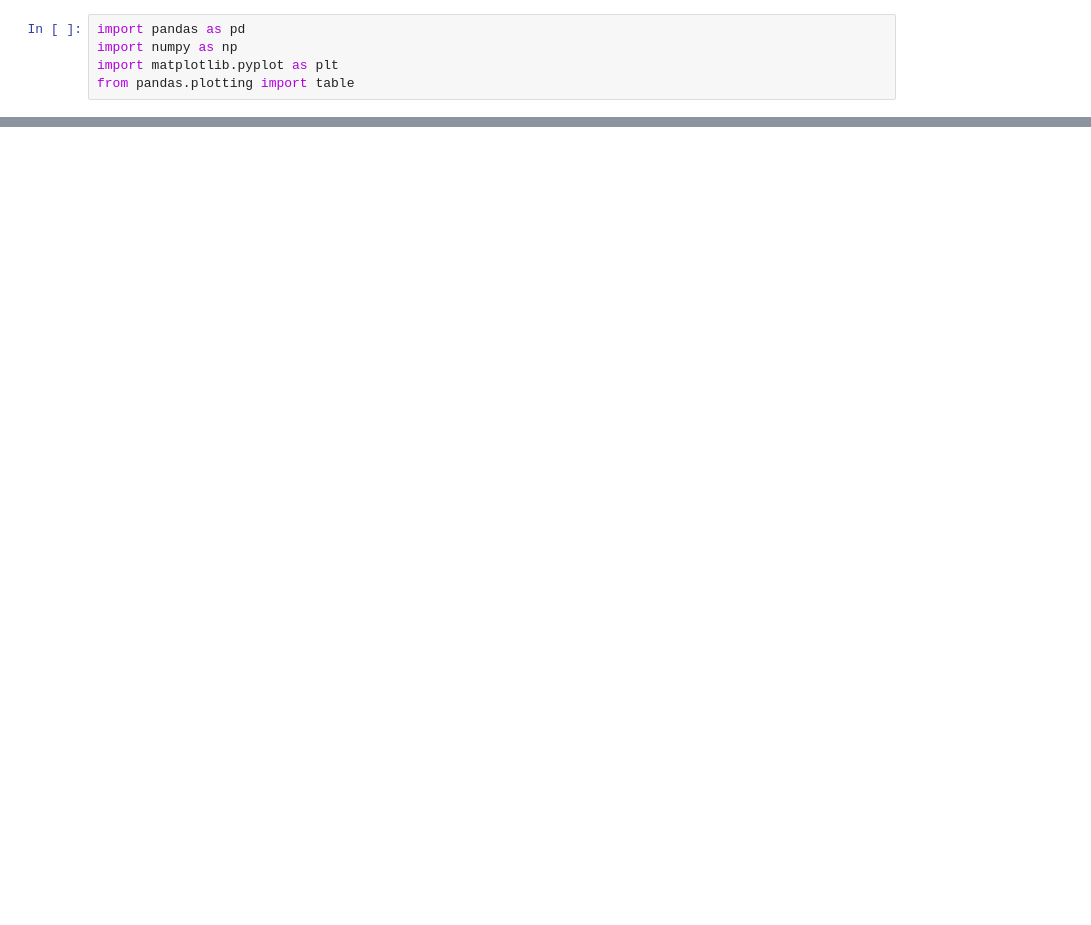
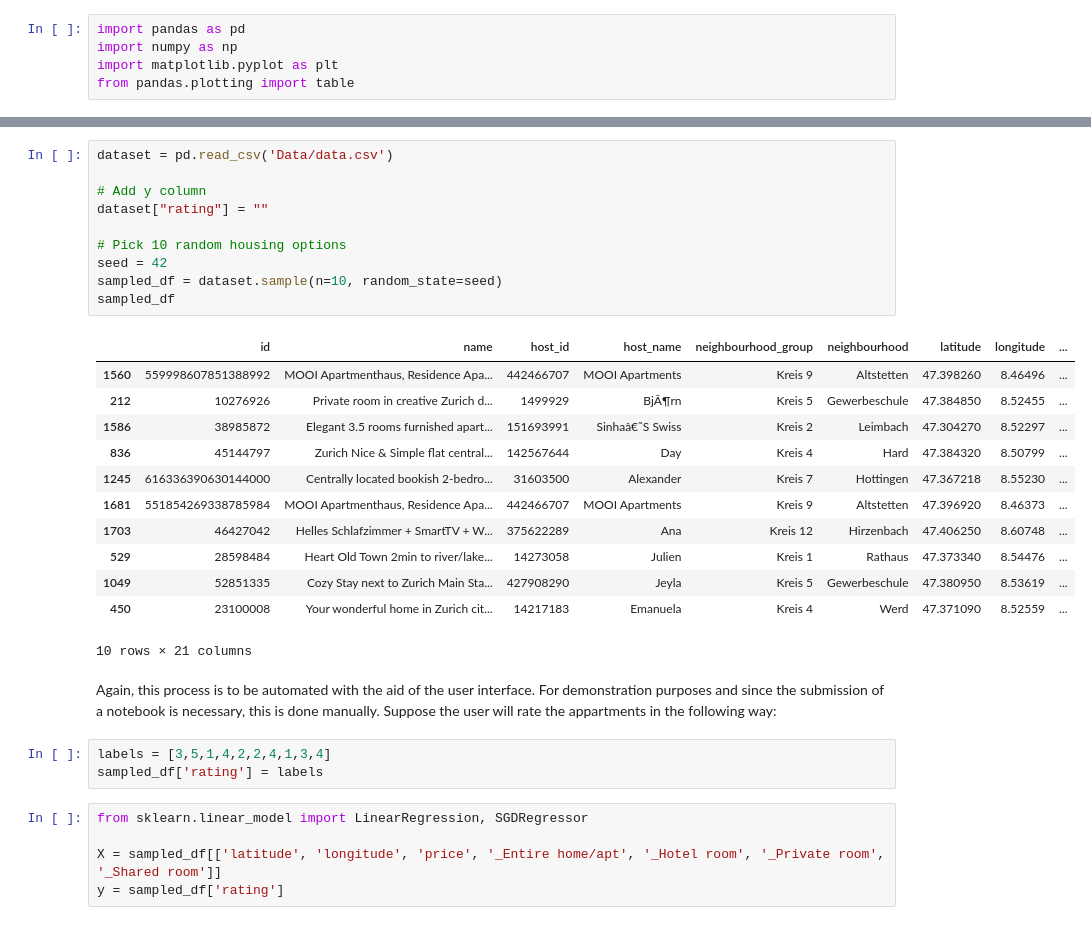
Before and after one commit to ErikBlomsterberg/IVDA, a Jupyter notebook: backend/dataPreprocessing.ipynb, the cells around one changed output, grey strips where cells are left out. Cells and saved outputs as stored; diff of their text form; blank space fills up the shorter version.

```diff
--- a/backend/dataPreprocessing.ipynb
+++ b/backend/dataPreprocessing.ipynb
@@ -68,0 +181,33 @@ dataset.drop("host_id", axis=1).describe().round(decimals=2).reset_index().to_la
+# %%
+dataset = pd.read_csv('Data/data.csv')
+
+# Add y column
+dataset["rating"] = ""
+
+# Pick 10 random housing options
+seed = 42
+sampled_df = dataset.sample(n=10, random_state=seed)
+sampled_df
+# %% [output]
+|  | id | name | host_id | host_name | neighbourhood_group | neighbourhood | latitude | longitude | ... |
+| 1560 | 559998607851388992 | MOOI Apartmenthaus, Residence Apa... | 442466707 | MOOI Apartments | Kreis 9 | Altstetten | 47.398260 | 8.46496 | ... |
+| 212 | 10276926 | Private room in creative Zurich d... | 1499929 | BjÃ¶rn | Kreis 5 | Gewerbeschule | 47.384850 | 8.52455 | ... |
+| 1586 | 38985872 | Elegant 3.5 rooms furnished apart... | 151693991 | Sinhaâ€˜S Swiss | Kreis 2 | Leimbach | 47.304270 | 8.52297 | ... |
+| 836 | 45144797 | Zurich Nice & Simple flat central... | 142567644 | Day | Kreis 4 | Hard | 47.384320 | 8.50799 | ... |
+| 1245 | 616336390630144000 | Centrally located bookish 2-bedro... | 31603500 | Alexander | Kreis 7 | Hottingen | 47.367218 | 8.55230 | ... |
+| 1681 | 551854269338785984 | MOOI Apartmenthaus, Residence Apa... | 442466707 | MOOI Apartments | Kreis 9 | Altstetten | 47.396920 | 8.46373 | ... |
+| 1703 | 46427042 | Helles Schlafzimmer + SmartTV + W... | 375622289 | Ana | Kreis 12 | Hirzenbach | 47.406250 | 8.60748 | ... |
+| 529 | 28598484 | Heart Old Town 2min to river/lake... | 14273058 | Julien | Kreis 1 | Rathaus | 47.373340 | 8.54476 | ... |
+| 1049 | 52851335 | Cozy Stay next to Zurich Main Sta... | 427908290 | Jeyla | Kreis 5 | Gewerbeschule | 47.380950 | 8.53619 | ... |
+| 450 | 23100008 | Your wonderful home in Zurich cit... | 14217183 | Emanuela | Kreis 4 | Werd | 47.371090 | 8.52559 | ... |
+10 rows × 21 columns
+# %% [markdown]
+Again, this process is to be automated with the aid of the user interface. For demonstration purposes and since the submission of a notebook is necessary, this is done manually. Suppose the user will rate the appartments in the following way:
+# %%
+labels = [3,5,1,4,2,2,4,1,3,4]
+sampled_df['rating'] = labels
+# %%
+from sklearn.linear_model import LinearRegression, SGDRegressor
+
+X = sampled_df[['latitude', 'longitude', 'price', '_Entire home/apt', '_Hotel room', '_Private room', '_Shared room']]
+y = sampled_df['rating']
```
Also changed, not shown: parts of 32 cells of this notebook, 5 other files.
